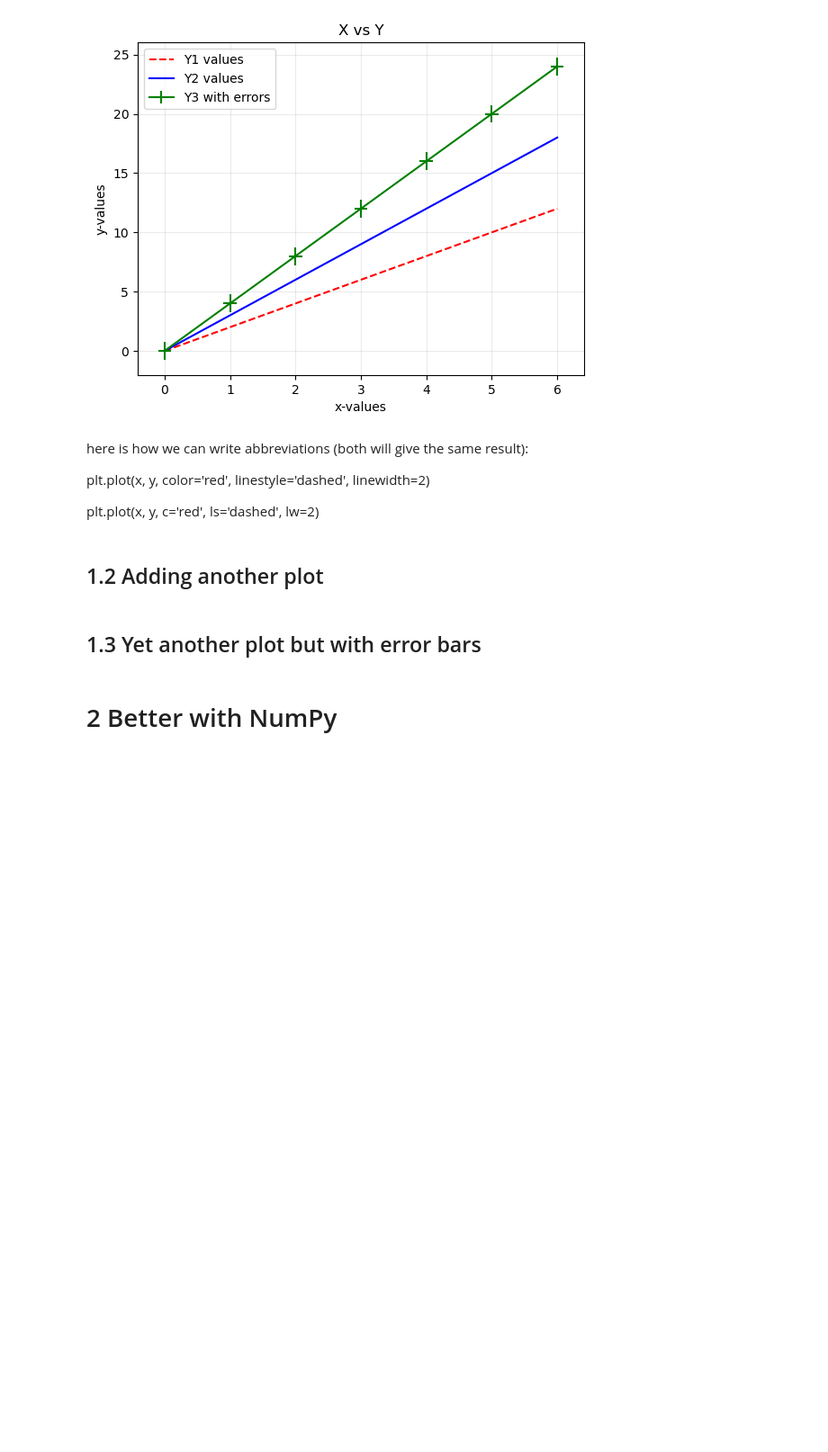
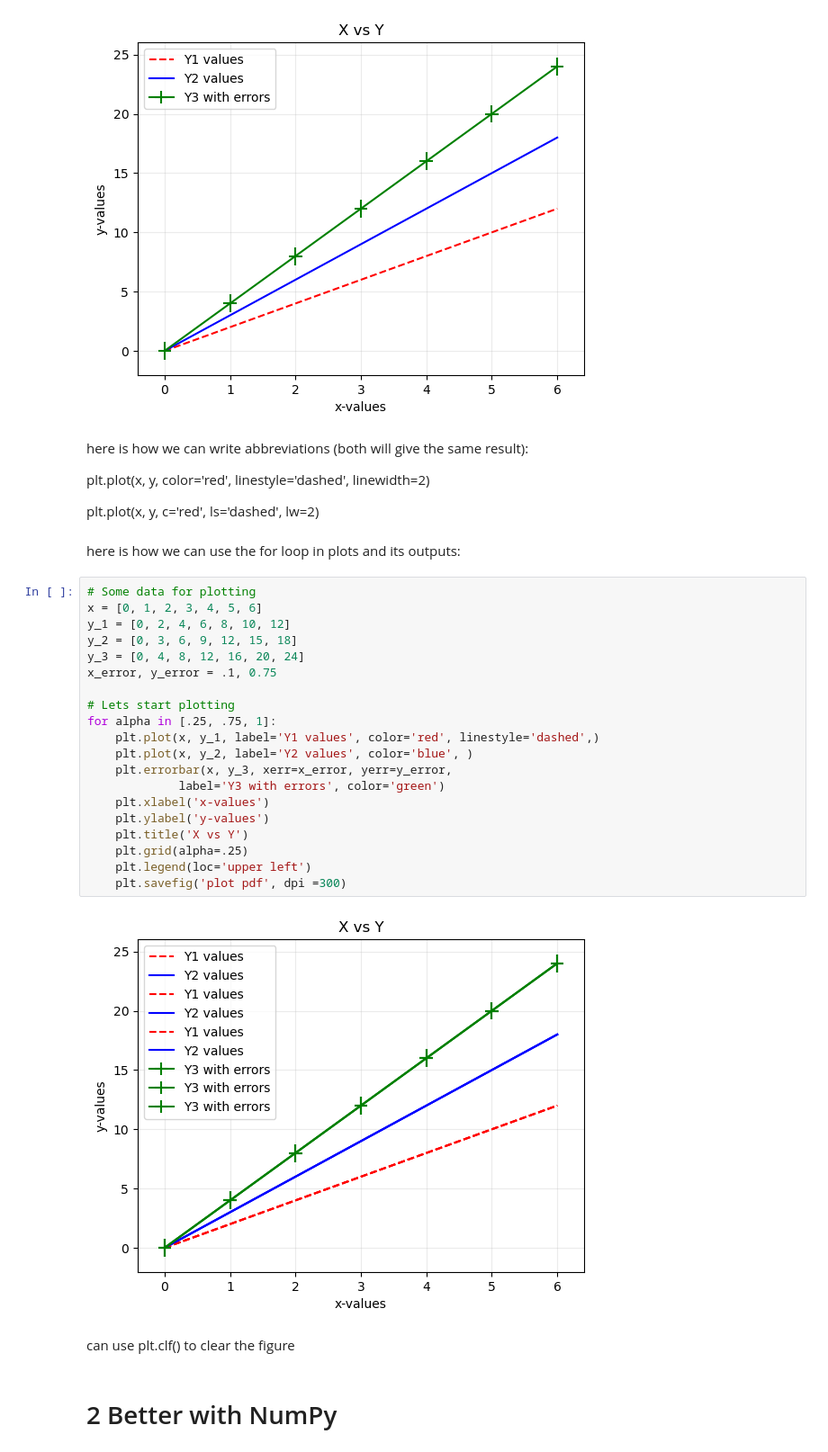
Before and after one commit to SPS-SP2273/learning-portfolio-2024-aug-sophieemmatann2103, a Jupyter notebook: 7.1_plotting/plotting_(need).ipynb, the cells around one changed output. Shown at 90% size. Saved outputs shown, nothing was run; the diff lists cells and outputs as text; blank space fills up the shorter version.

```diff
--- a/7.1_plotting/plotting_(need).ipynb
+++ b/7.1_plotting/plotting_(need).ipynb
@@ -36,10 +36,32 @@ here is how we can write abbreviations (both will give the same result):
 plt.plot(x, y, color='red', linestyle='dashed', linewidth=2)
 
 plt.plot(x, y, c='red', ls='dashed', lw=2)
-# %% [markdown]
-## 1.2 Adding another plot
-# %% [markdown]
-## 1.3 Yet another plot but with error bars
+# %% [markdown]
+here is how we can use the for loop in plots and its outputs:
+# %%
+# Some data for plotting
+x = [0, 1, 2, 3, 4, 5, 6]
+y_1 = [0, 2, 4, 6, 8, 10, 12]
+y_2 = [0, 3, 6, 9, 12, 15, 18]
+y_3 = [0, 4, 8, 12, 16, 20, 24]
+x_error, y_error = .1, 0.75
+
+# Lets start plotting
+for alpha in [.25, .75, 1]:
+    plt.plot(x, y_1, label='Y1 values', color='red', linestyle='dashed',)
+    plt.plot(x, y_2, label='Y2 values', color='blue', )
+    plt.errorbar(x, y_3, xerr=x_error, yerr=y_error,
+             label='Y3 with errors', color='green')
+    plt.xlabel('x-values')
+    plt.ylabel('y-values')
+    plt.title('X vs Y')
+    plt.grid(alpha=.25)
+    plt.legend(loc='upper left')
+    plt.savefig('plot pdf', dpi =300)
+# %% [output]
+[figure, added]
+# %% [markdown]
+can use plt.clf() to clear the figure
 # %% [markdown]
 # 2 Better with NumPy
 # %% [markdown]
```
